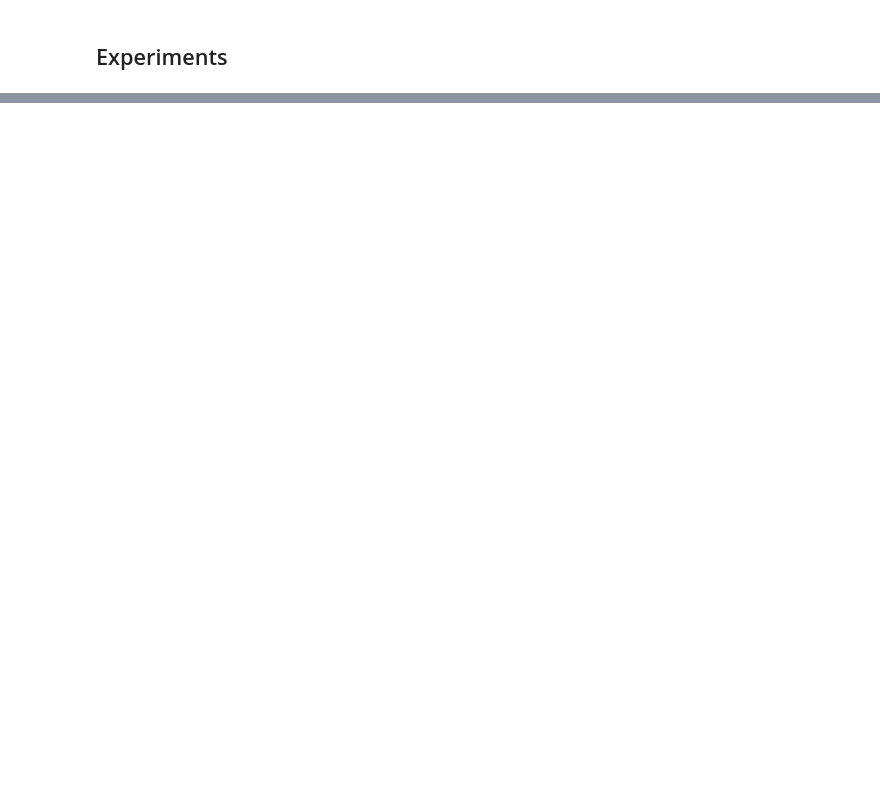
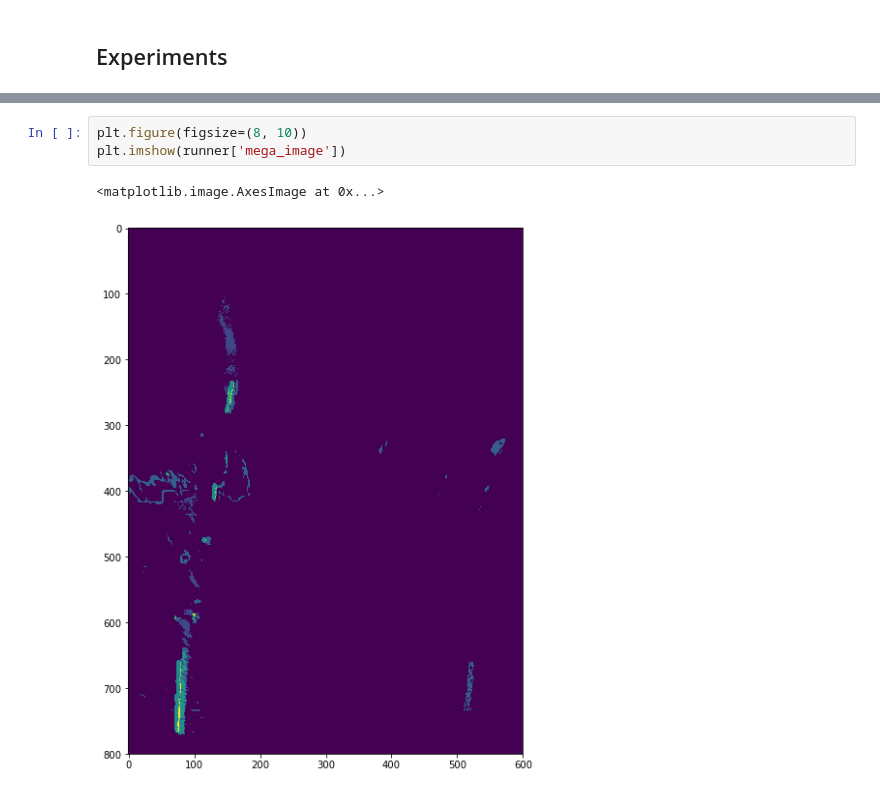
Before and after one commit to semeniuta/CarND-Advanced-Lane-Lines, a Jupyter notebook: advanced_lane_finding_proto.ipynb, the cells around one changed output, grey strips where cells are left out. Drawn from its saved outputs; the diff is of its cells as text; blank space fills up the shorter version.

```diff
--- a/advanced_lane_finding_proto.ipynb
+++ b/advanced_lane_finding_proto.ipynb
@@ -128,0 +189,6 @@ for i, wim in enumerate(warped_images):
+# %%
+plt.figure(figsize=(8, 10))
+plt.imshow(runner['mega_image'])
+# %% [output]
+<matplotlib.image.AxesImage at 0x...>
+[figure, added]
```
Also changed, not shown: parts of 19 cells of this notebook, 2 other files.
